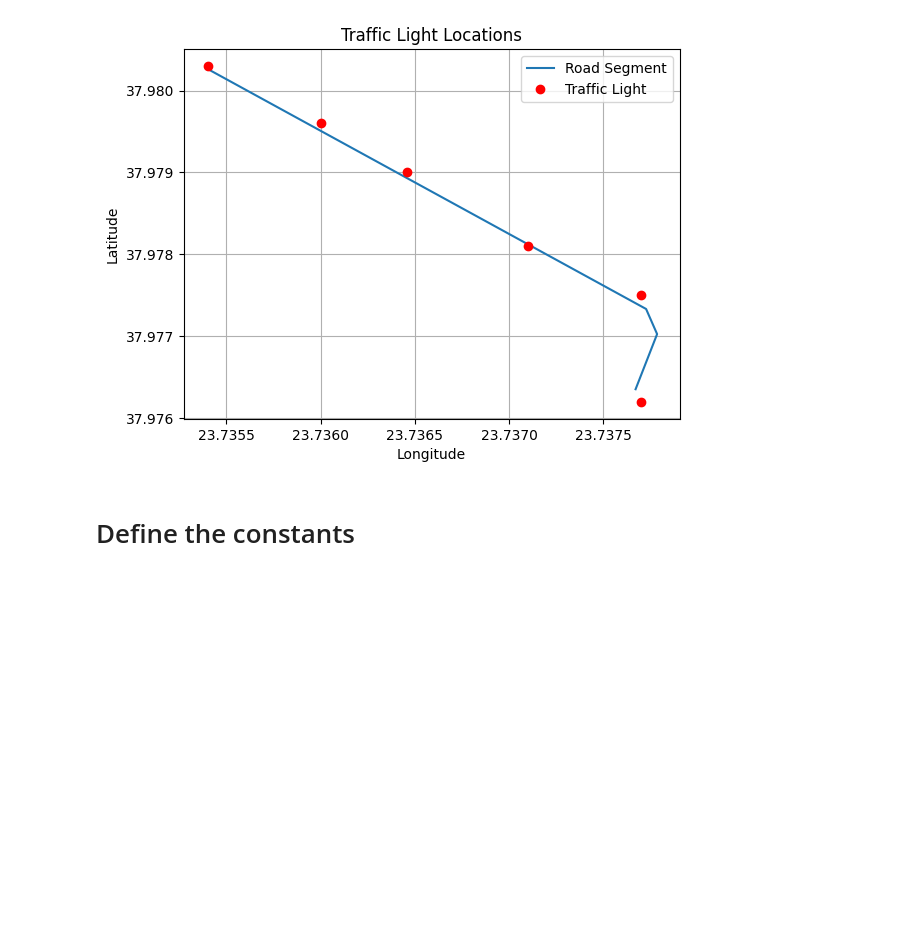
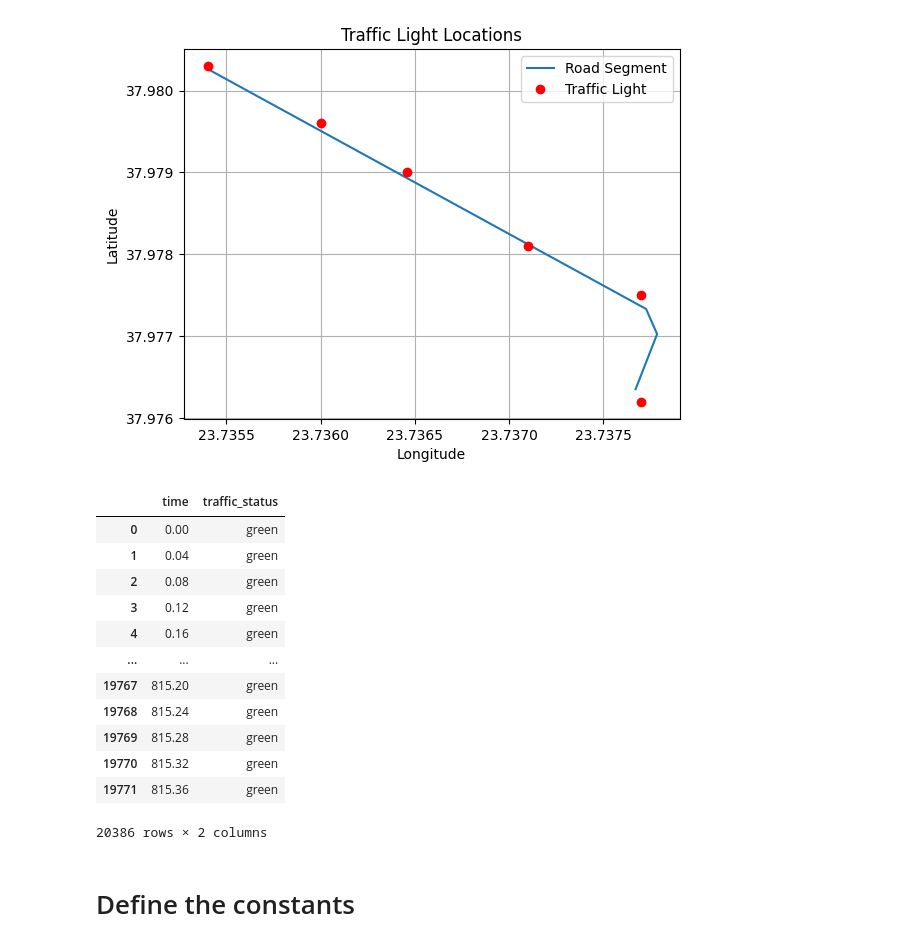
Before and after one commit to AmirHKiani98/eager_project, a Jupyter notebook: ctm_model.ipynb, the cells around one changed output. Drawn from its saved outputs; the diff is of its cells as text; code cells hidden in the pictures; blank space fills up the shorter version.

Commit message:
Adjusting the tl_status

```diff
--- a/ctm_model.ipynb
+++ b/ctm_model.ipynb
@@ -120,6 +120,22 @@ plt.grid()
 plt.show()
 # %% [output]
 [figure]
+# %%
+traffic_lights_dict_states[0]
+# %% [output]
+|  | time | traffic_status |
+| 0 | 0.00 | green |
+| 1 | 0.04 | green |
+| 2 | 0.08 | green |
+| 3 | 0.12 | green |
+| 4 | 0.16 | green |
+| ... | ... | ... |
+| 19767 | 815.20 | green |
+| 19768 | 815.24 | green |
+| 19769 | 815.28 | green |
+| 19770 | 815.32 | green |
+| 19771 | 815.36 | green |
+20386 rows × 2 columns
 # %% [markdown]
 # Define the constants
 # %%
```
Also changed, not shown: 1 other file.
